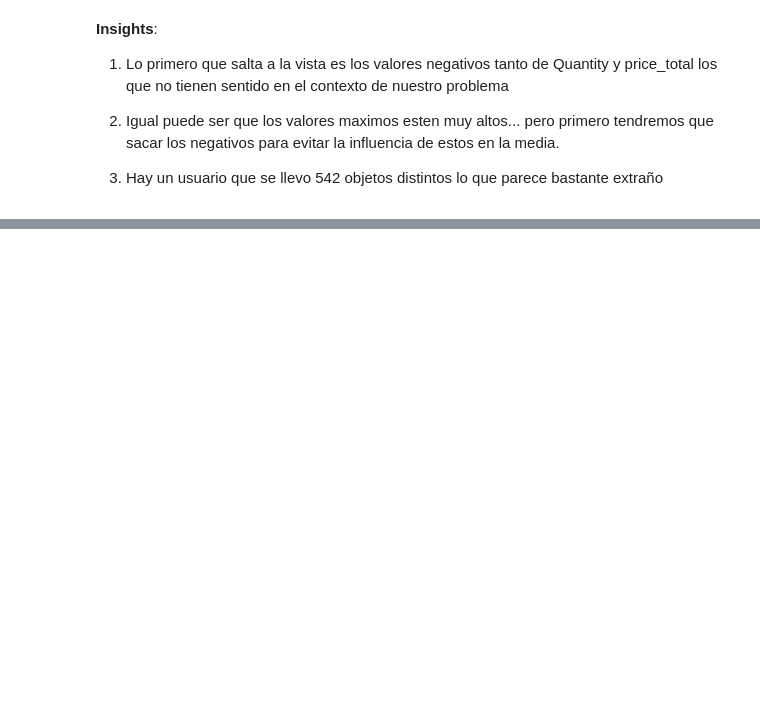
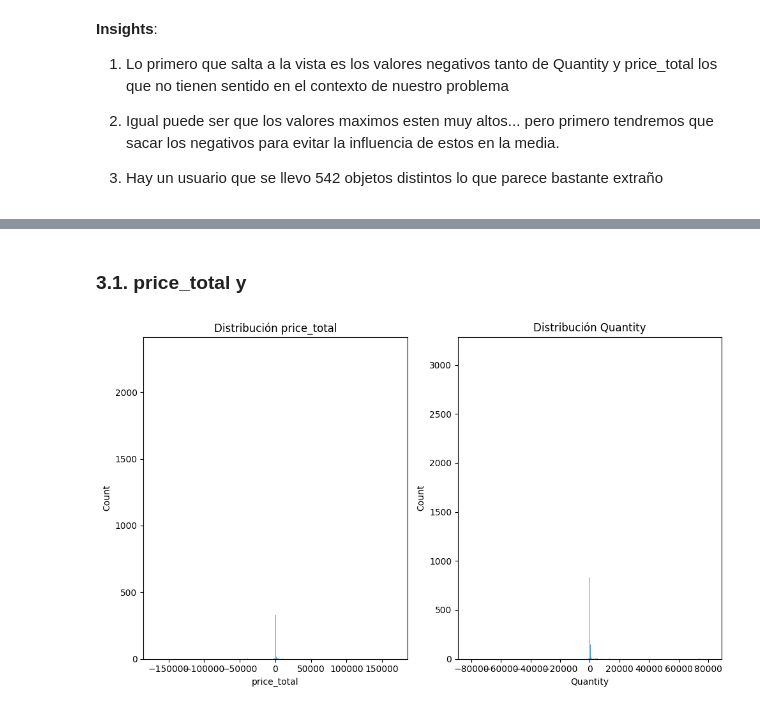
Before and after one commit to LLAES07/Segmentacion_clientes, a Jupyter notebook: notebook/1_EDA.ipynb, the cells around one changed output, grey strips where cells are left out. Cells and saved outputs as stored; diff of their text form; code cells hidden in the pictures; blank space fills up the shorter version.

```diff
--- a/notebook/1_EDA.ipynb
+++ b/notebook/1_EDA.ipynb
@@ -117,0 +131,19 @@ plt.show()
+# %% [markdown]
+### **3.1. price_total y**
+# %%
+plt.figure(figsize=(10, 6))
+
+# Gráfico 1
+plt.subplot(121)
+sns.histplot(df['price_total'])
+plt.title('Distribución price_total')
+
+# Gráfico 2
+plt.subplot(122)
+sns.histplot(df['Quantity'])
+plt.title('Distribución Quantity')
+
+plt.tight_layout()
+plt.show()
+# %% [output]
+[figure, added]
```
Also changed, not shown: parts of 32 cells of this notebook.
